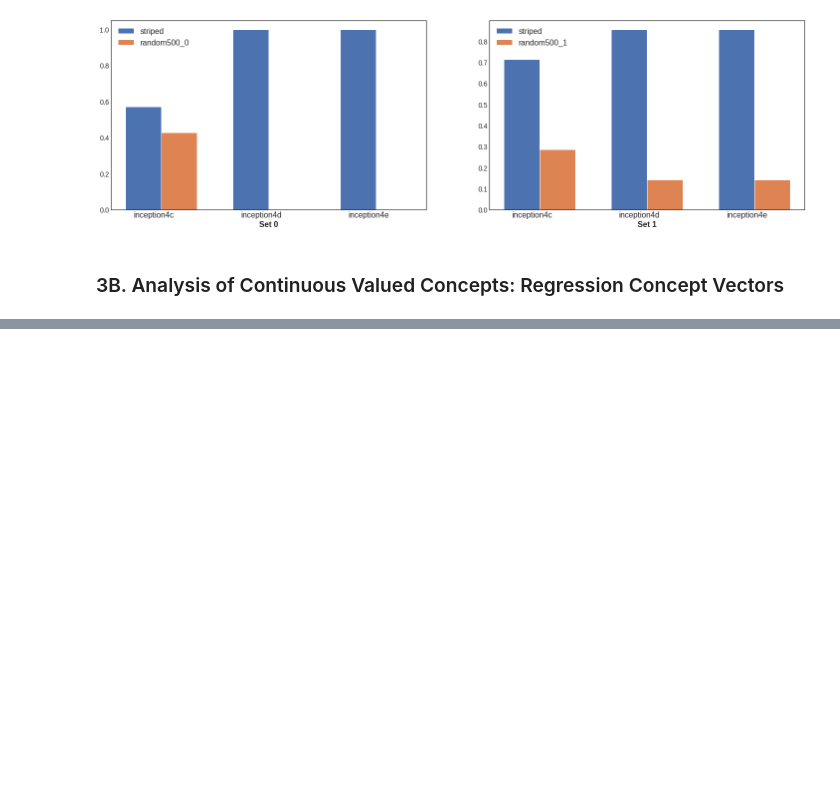
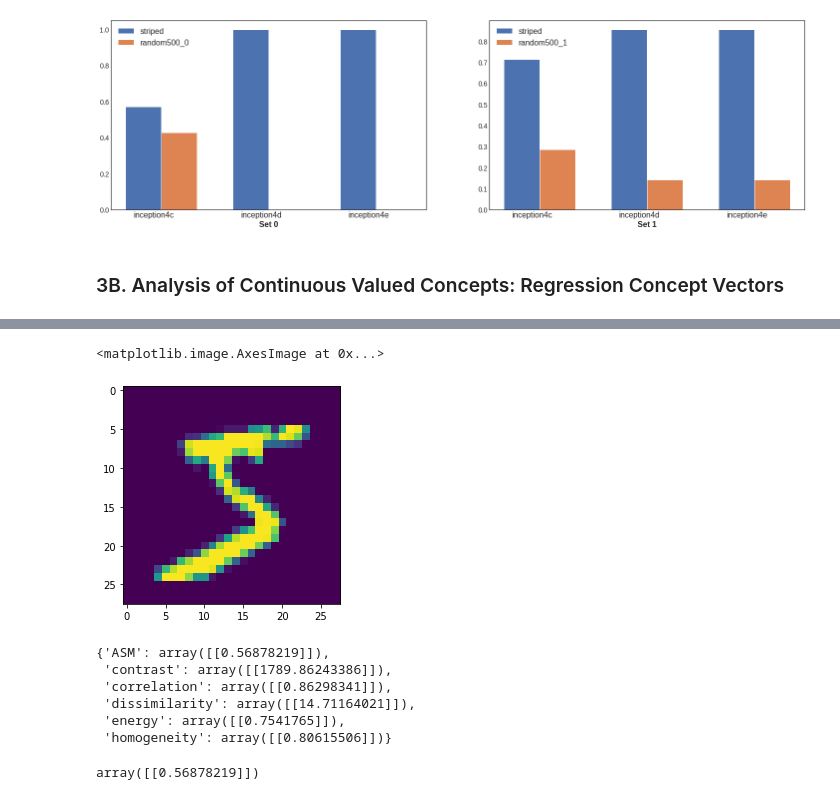
Before and after one commit to maragraziani/InterpretabilityVISUM22, a Jupyter notebook: Interpretability.ipynb, the cells around one changed output, grey strips where cells are left out. Cells and saved outputs as stored; diff of their text form; code cells hidden in the pictures; blank space fills up the shorter version.

```diff
--- a/Interpretability.ipynb
+++ b/Interpretability.ipynb
@@ -696,0 +713,2 @@ plot_tcav_scores(experimental_set_rand, tcav_scores_w_random)
+# %%
+(x_train, y_train), (x_test, y_test) = mnist.load_data()
@@ -696,0 +719,18 @@ plot_tcav_scores(experimental_set_rand, tcav_scores_w_random)
+# %%
+plt.imshow(x_train[0])
+# %% [output]
+<matplotlib.image.AxesImage at 0x...>
+[figure, added]
+# %%
+rcvtool.get_all_texture_measures(x_train[0])
+# %% [output]
+{'ASM': array([[0.56878219]]),
+ 'contrast': array([[1789.86243386]]),
+ 'correlation': array([[0.86298341]]),
+ 'dissimilarity': array([[14.71164021]]),
+ 'energy': array([[0.7541765]]),
+ 'homogeneity': array([[0.80615506]])}
+# %%
+rcvtool.get_texture_measure(x_train[0], mtype='ASM')
+# %% [output]
+array([[0.56878219]])
```
Also changed, not shown: parts of 14 cells of this notebook.
